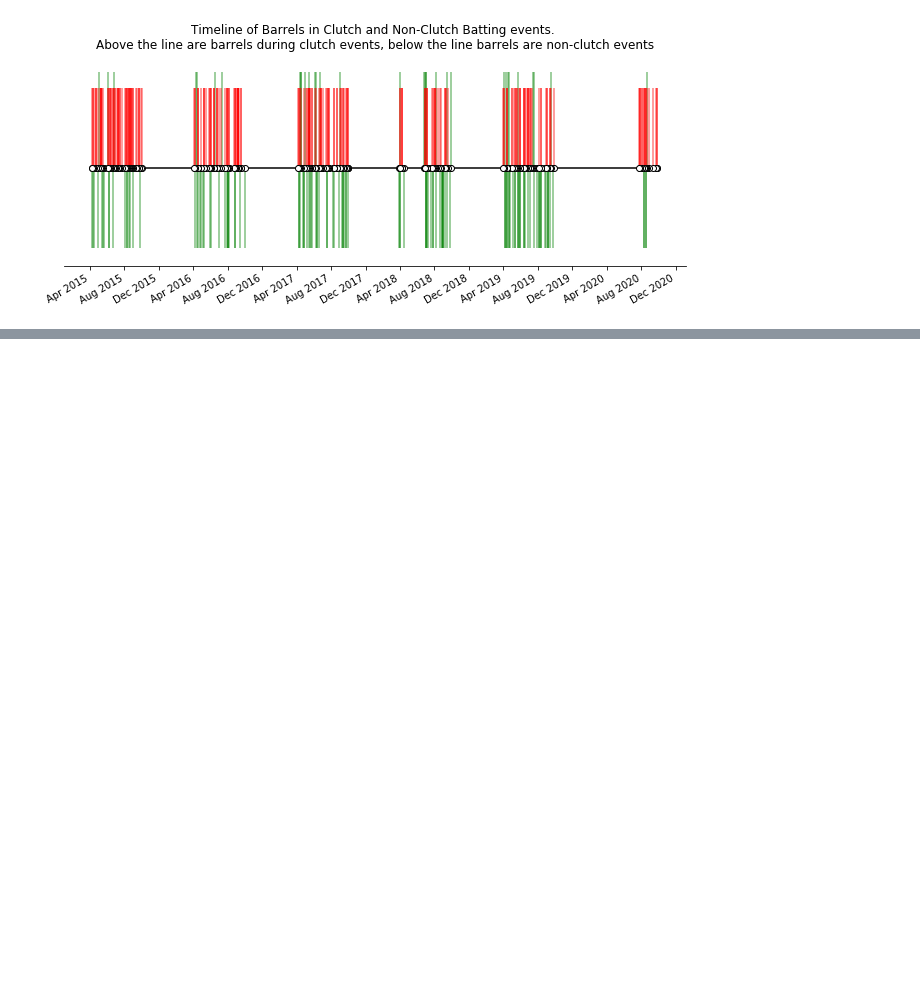
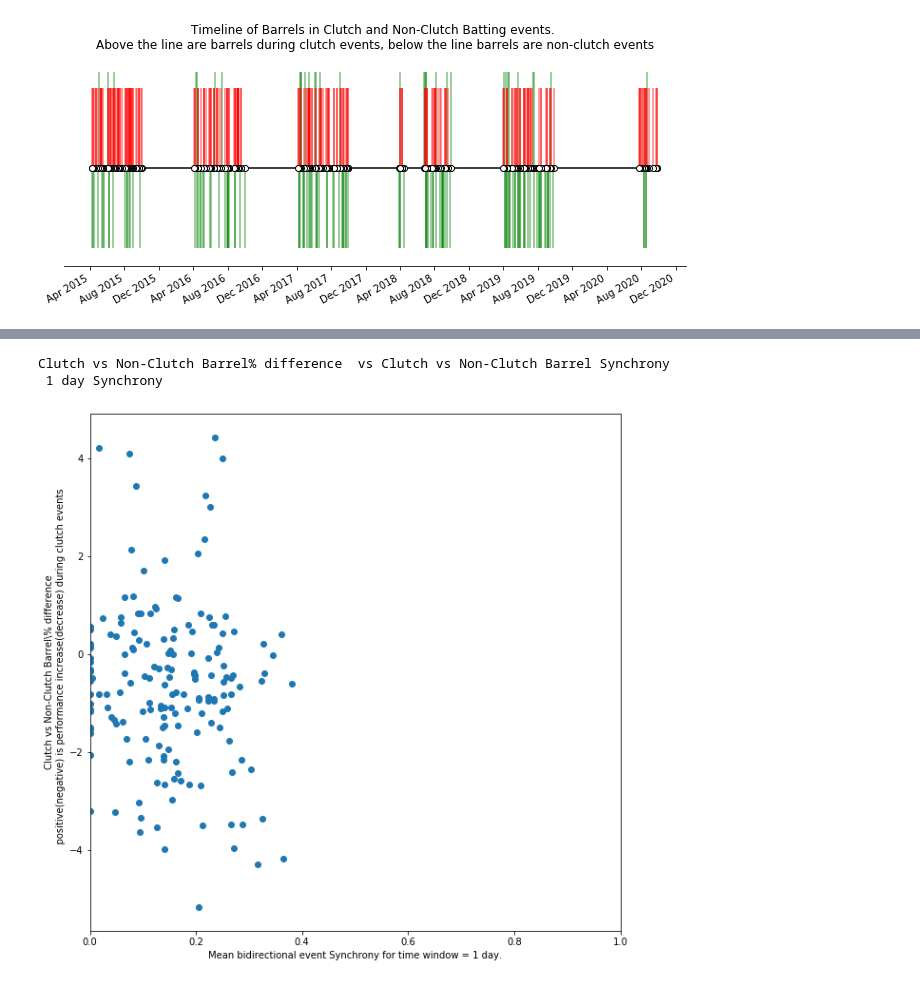
Before and after one commit to atox120/clutch_hitting, a Jupyter notebook: notebooks/barrel_timeline.ipynb, the cells around one changed output, grey strips where cells are left out. Drawn from its saved outputs; the diff is of its cells as text; code cells hidden in the pictures; blank space fills up the shorter version.

Commit message:
event synchrony

```diff
--- a/notebooks/barrel_timeline.ipynb
+++ b/notebooks/barrel_timeline.ipynb
@@ -230,0 +517,5 @@ plt.show()
+# %%
+delT_list = [1, 7, 14, 28]
+
+for delT in delT_list:
+    event_df[f'Q_ECA_{delT}'] = event_df.apply(lambda x: Q_ECA(x, delT), axis = 1)
@@ -230,0 +528,3 @@ plt.show()
+# %%
+cols = ['batter', 'Q_ECA_1', 'Q_ECA_7','Q_ECA_14','Q_ECA_28']
+mean_event_df = event_df[cols].groupby('batter').agg('mean')
@@ -230,0 +619,7 @@ plt.show()
+# %%
+summary_df = bar_comb.merge(
+    mean_event_df,
+    left_on = 'batter',
+    right_on = 'batter',
+    how = 'left'
+)
@@ -230,0 +642,19 @@ plt.show()
+# %%
+#plot 1
+f = 1
+col = f'Q_ECA_{f}'
+y = summary_df['bar%_delta']
+x1 = summary_df[col]
+
+plt.rcParams["figure.figsize"] = (10,10)
+plt.scatter(x1,y)
+plt.ylabel('Clutch vs Non-Clutch Barrel\% difference\n\
+    positive(negative) is performance increase(decrease) during clutch events')
+plt.xlabel(f'Mean bidirectional event Synchrony for time window = {f} day.')
+plt.xlim(0, 1)
+print(f"Clutch vs Non-Clutch Barrel% difference  vs Clutch vs Non-Clutch Barrel Synchrony\
+\n {f} day Synchrony")
+# %% [output]
+Clutch vs Non-Clutch Barrel% difference  vs Clutch vs Non-Clutch Barrel Synchrony
+ 1 day Synchrony
+[figure, added]
```
Also changed, not shown: parts of 13 cells of this notebook.
